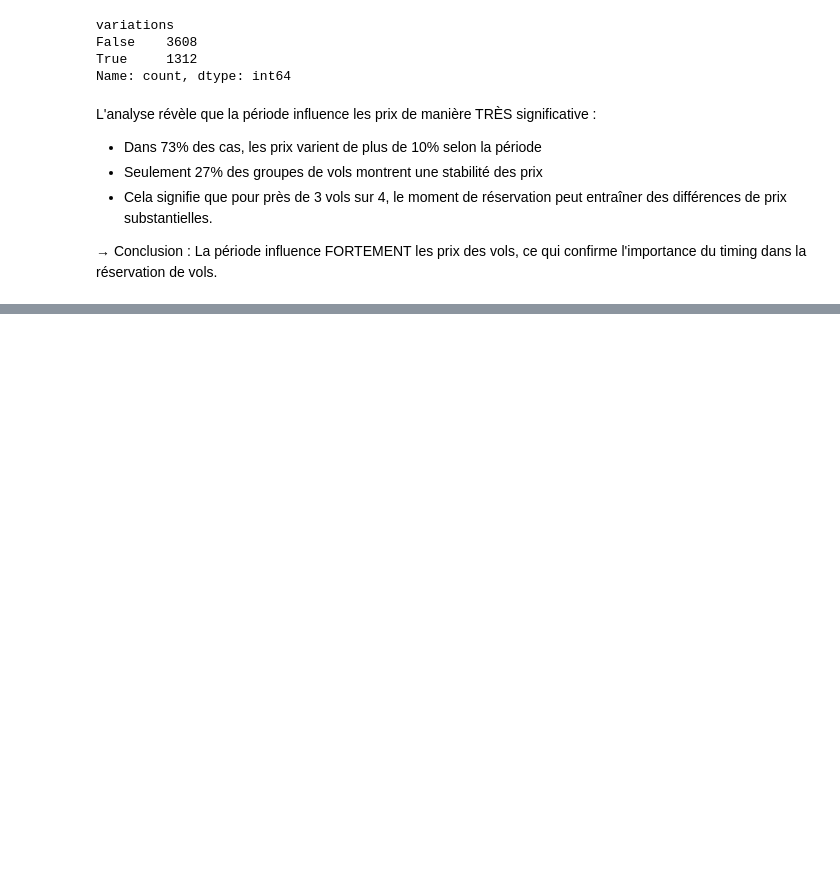
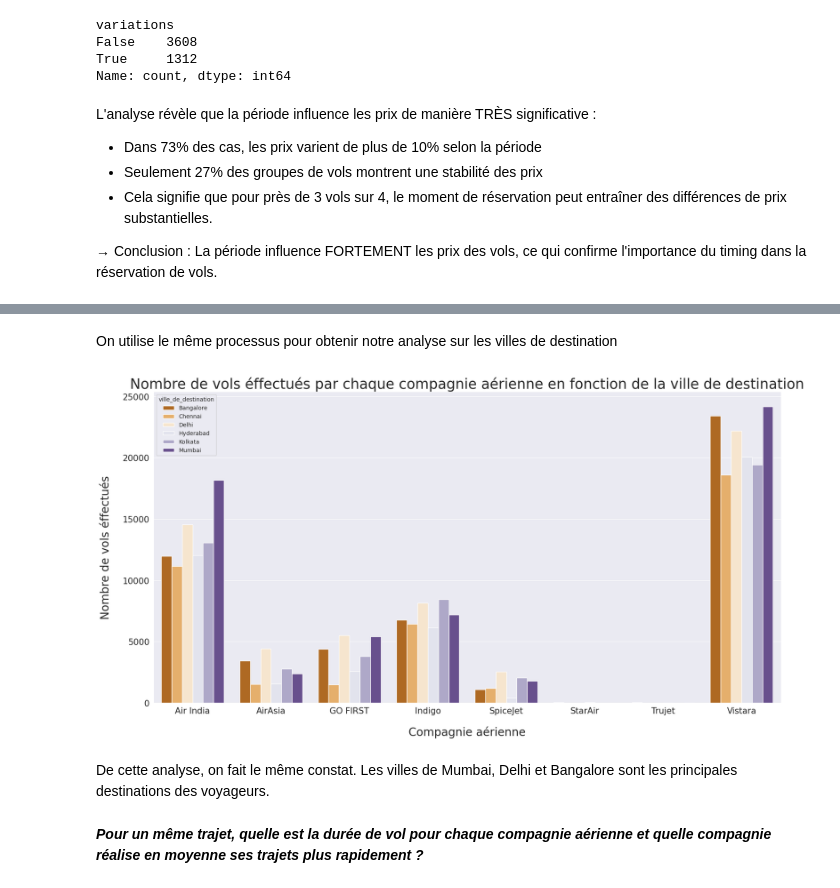
Before and after one commit to chanwinharold/Prevision_du_prix_des_vols, a Jupyter notebook: notebooks/02_exploratory_analysis.ipynb, the cells around one changed output, grey strips where cells are left out. Cells and saved outputs as stored; diff of their text form; code cells hidden in the pictures; blank space fills up the shorter version.

Commit message:
analyse bivariée (+3 problématiques levées)

```diff
--- a/notebooks/02_exploratory_analysis.ipynb
+++ b/notebooks/02_exploratory_analysis.ipynb
@@ -467,0 +547,22 @@ ce qui confirme l'importance du timing dans la réservation de vols.
+# %% [markdown]
+On utilise le même processus pour obtenir notre analyse sur les villes de destination
+# %%
+# On regroupe d'abord le nombre de vols pour chaque compagnie aérienne pour chaque ville de destination à l'aide d'un tableau croisé.
+pivot_airline_by_to = data.pivot_table(index="airline", columns="to", values="date", aggfunc="count").reset_index()
+
+# Puis, on va transformer notre tableau croisé en tableau unilatéral pour la visualisation
+melt_airline_by_to = pivot_airline_by_to.melt(id_vars="airline", var_name="ville_de_destination", value_name="nombre_de_vols")
+# On visualise avec un diagramme en bâton
+plt.figure(figsize=(20, 10))
+plt.title('Nombre de vols éffectués par chaque compagnie aérienne en fonction de la ville de destination', fontsize='25')
+plt.xlabel('Compagnie aérienne', fontsize=20, labelpad=20); plt.ylabel('Nombre de vols éffectués', fontsize=20, labelpad=20)
+plt.tick_params(labelsize=15)
+
+sns.barplot(melt_airline_by_to, x='airline', y='nombre_de_vols', hue='ville_de_destination', palette='PuOr')
+plt.show()
+# %% [output]
+[figure, added]
+# %% [markdown]
+De cette analyse, on fait le même constat. Les villes de Mumbai, Delhi et Bangalore sont les principales destinations des voyageurs.
+# %% [markdown]
+***Pour un même trajet, quelle est la durée de vol pour chaque compagnie aérienne et quelle compagnie réalise en moyenne ses trajets plus rapidement ?***
```
Also changed, not shown: parts of 10 cells of this notebook.
